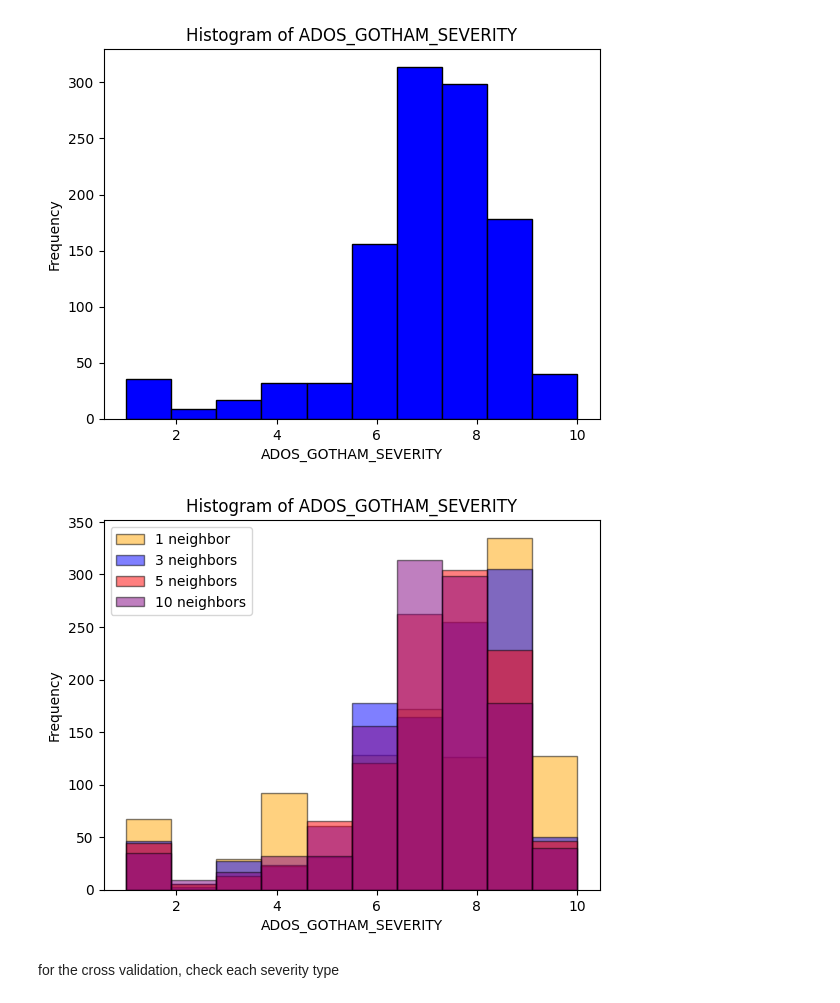
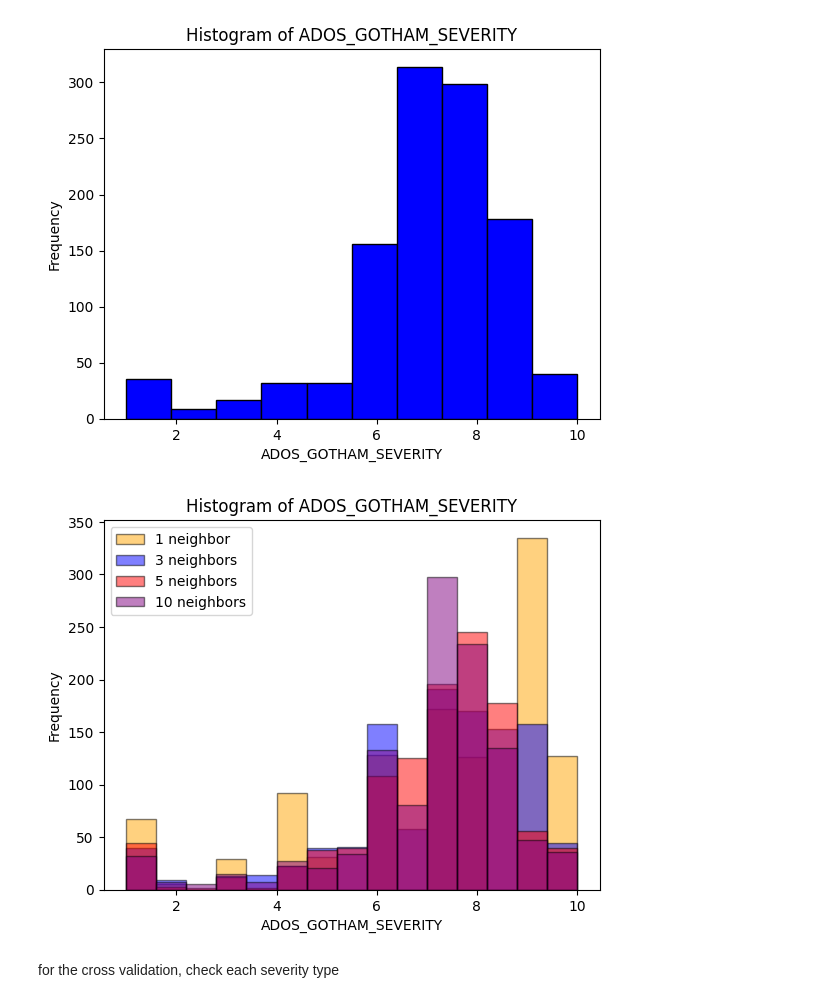
Before and after one commit to allison2368/Autism-Brain-Imaging-Data-Exchange-ABIDE-, a Jupyter notebook: knn.ipynb, the cells around one changed output. Saved outputs shown, nothing was run; the diff lists cells and outputs as text; code cells hidden in the pictures.

Commit message:
graph

```diff
--- a/knn.ipynb
+++ b/knn.ipynb
@@ -311,28 +311,28 @@ plt.show()
 # %%
 import matplotlib.pyplot as plt
 
 # Plot first histogram
-plt.hist(imputed_df_1['ADOS_GOTHAM_SEVERITY'], bins=10, color='orange', edgecolor='black', alpha=0.5, label='1 neighbor')
+plt.hist(imputed_df_1['ADOS_GOTHAM_SEVERITY'], bins=15, color='orange', edgecolor='black', alpha=0.5, label='1 neighbor')
 
 # Plot second histogram overlaid on the first
-plt.hist(imputed_df_3['ADOS_GOTHAM_SEVERITY'], bins=10, color='blue', edgecolor='black', alpha=0.5, label='3 neighbors')
+plt.hist(imputed_df_3['ADOS_GOTHAM_SEVERITY'], bins=15, color='blue', edgecolor='black', alpha=0.5, label='3 neighbors')
 
 # Plot second histogram overlaid on the first
-plt.hist(imputed_df_5['ADOS_GOTHAM_SEVERITY'], bins=10, color='red', edgecolor='black', alpha=0.5, label='5 neighbors')
+plt.hist(imputed_df_5['ADOS_GOTHAM_SEVERITY'], bins=15, color='red', edgecolor='black', alpha=0.5, label='5 neighbors')
 
 # Plot second histogram overlaid on the first
-plt.hist(imputed_df_10['ADOS_GOTHAM_SEVERITY'], bins=10, color='purple', edgecolor='black', alpha=0.5, label='10 neighbors')
+plt.hist(imputed_df_10['ADOS_GOTHAM_SEVERITY'], bins=15, color='purple', edgecolor='black', alpha=0.5, label='10 neighbors')
 
 # Add labels and title
 plt.xlabel('ADOS_GOTHAM_SEVERITY')
 plt.ylabel('Frequency')
 plt.title('Histogram of ADOS_GOTHAM_SEVERITY')
 plt.legend()
 
 # Show plot
 plt.show()
 # %% [output]
-[figure, old version]
+[figure, new version]
 # %% [markdown]
 for the cross validation, check each severity type
 # %% [markdown]
```
